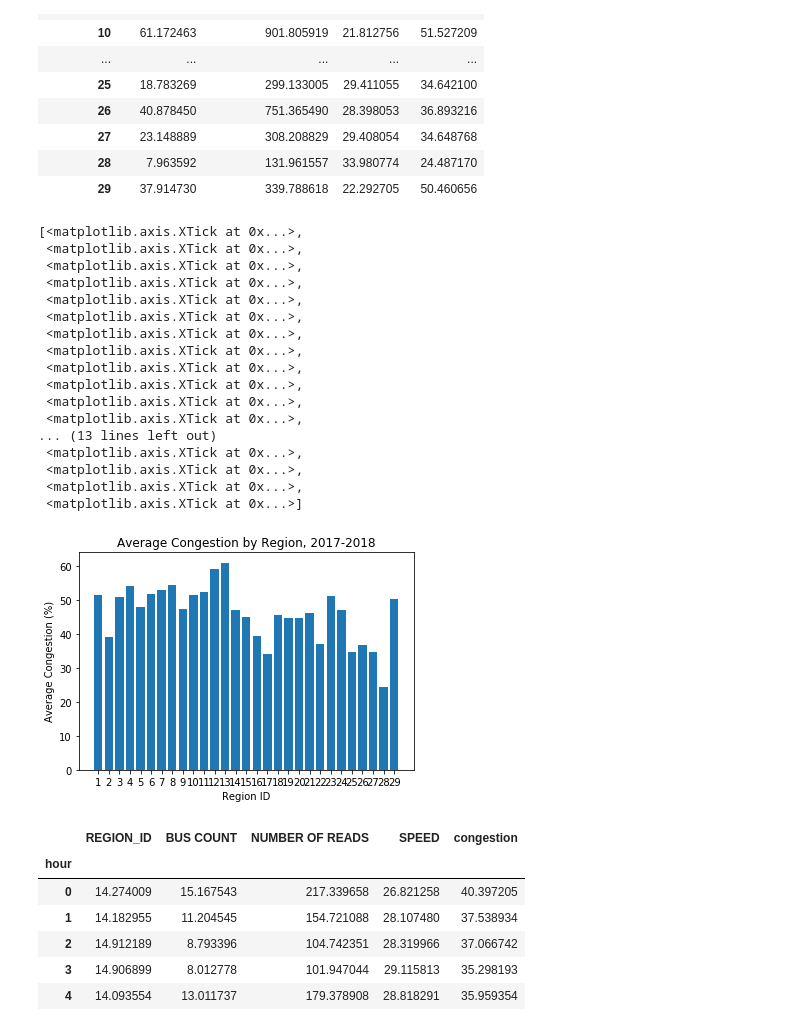
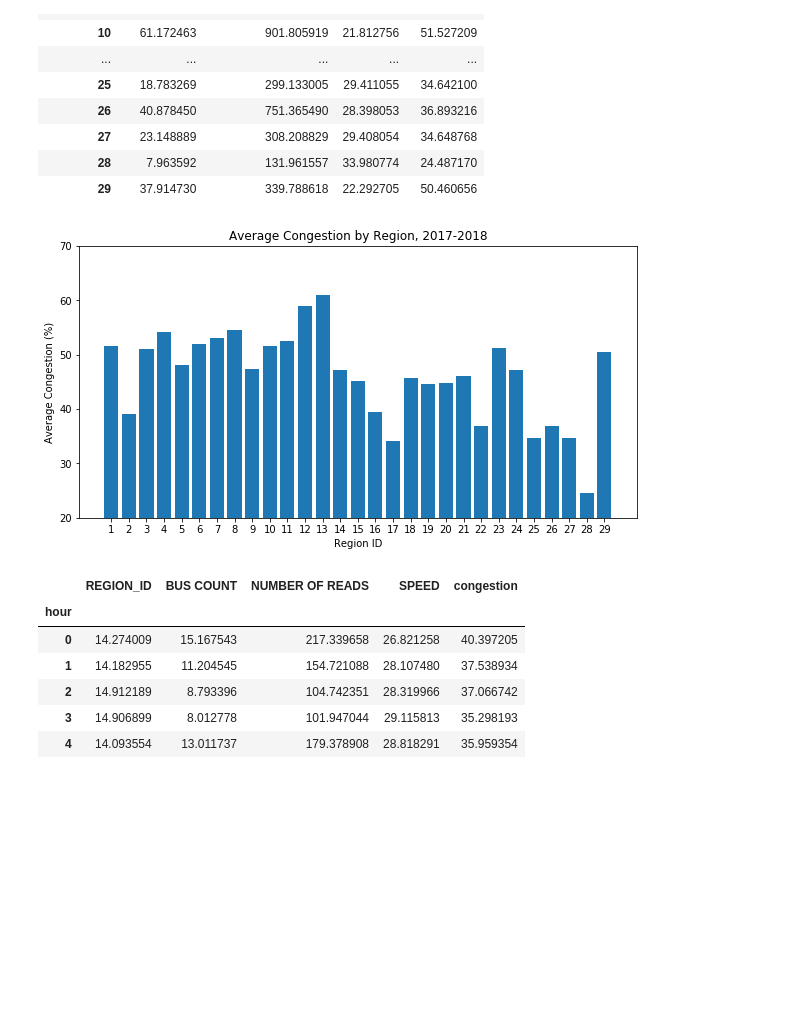
Before and after one commit to emharen/Project-One, a Jupyter notebook: Congestion.ipynb, the cells around one changed output. Drawn from its saved outputs; the diff is of its cells as text; code cells hidden in the pictures; blank space fills up the shorter version.

```diff
--- a/Congestion.ipynb
+++ b/Congestion.ipynb
@@ -154,31 +160,15 @@ congestion_region_df
 # %%
-fig, ax = plt.subplots()
+fig, ax = plt.subplots(figsize=(10, 5))
 ax.bar(congestion_region_df.index.values,congestion_region_df['congestion'])
 
 ax.set_title("Average Congestion by Region, 2017-2018")
 ax.set_xlabel("Region ID")
 ax.set_ylabel("Average Congestion (%)")
 ax.set_xticks(congestion_region_df.index.values)
-# ax.set_ylim(15, 30)
+ax.set_ylim(20, 70)
+plt.savefig("Congestion_by_Region.png")
 # %% [output]
-[<matplotlib.axis.XTick at 0x...>,
- <matplotlib.axis.XTick at 0x...>,
- <matplotlib.axis.XTick at 0x...>,
- <matplotlib.axis.XTick at 0x...>,
- <matplotlib.axis.XTick at 0x...>,
- <matplotlib.axis.XTick at 0x...>,
- <matplotlib.axis.XTick at 0x...>,
- <matplotlib.axis.XTick at 0x...>,
- <matplotlib.axis.XTick at 0x...>,
- <matplotlib.axis.XTick at 0x...>,
- <matplotlib.axis.XTick at 0x...>,
- <matplotlib.axis.XTick at 0x...>,
-... (13 lines left out)
- <matplotlib.axis.XTick at 0x...>,
- <matplotlib.axis.XTick at 0x...>,
- <matplotlib.axis.XTick at 0x...>,
- <matplotlib.axis.XTick at 0x...>]
-[figure, old version]
+[figure, new version]
 # %%
 congestion_hour = congestion_clean.groupby('hour')
 congestion_hour_df = pd.DataFrame(congestion_hour.mean())
```
Also changed, not shown: parts of 4 cells of this notebook, 5 other files.
